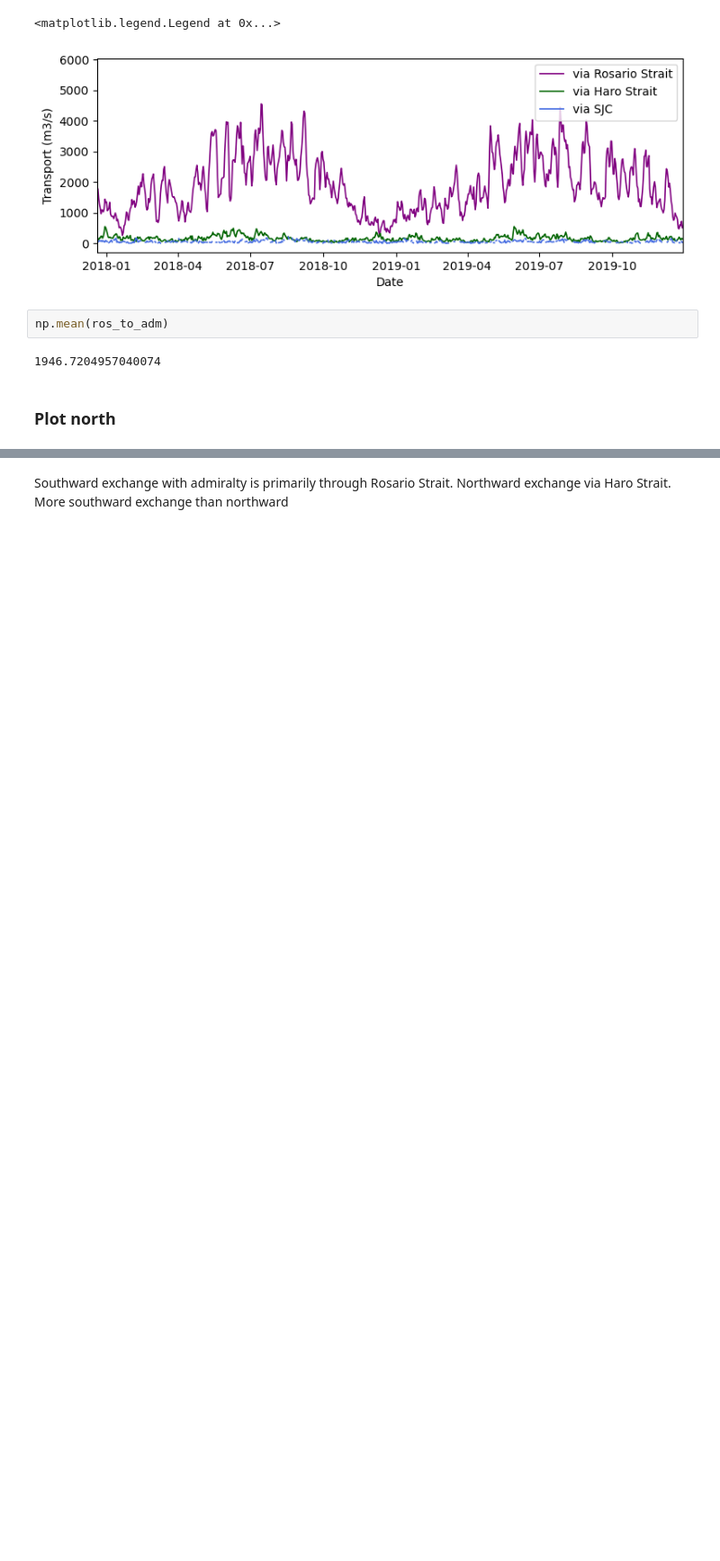
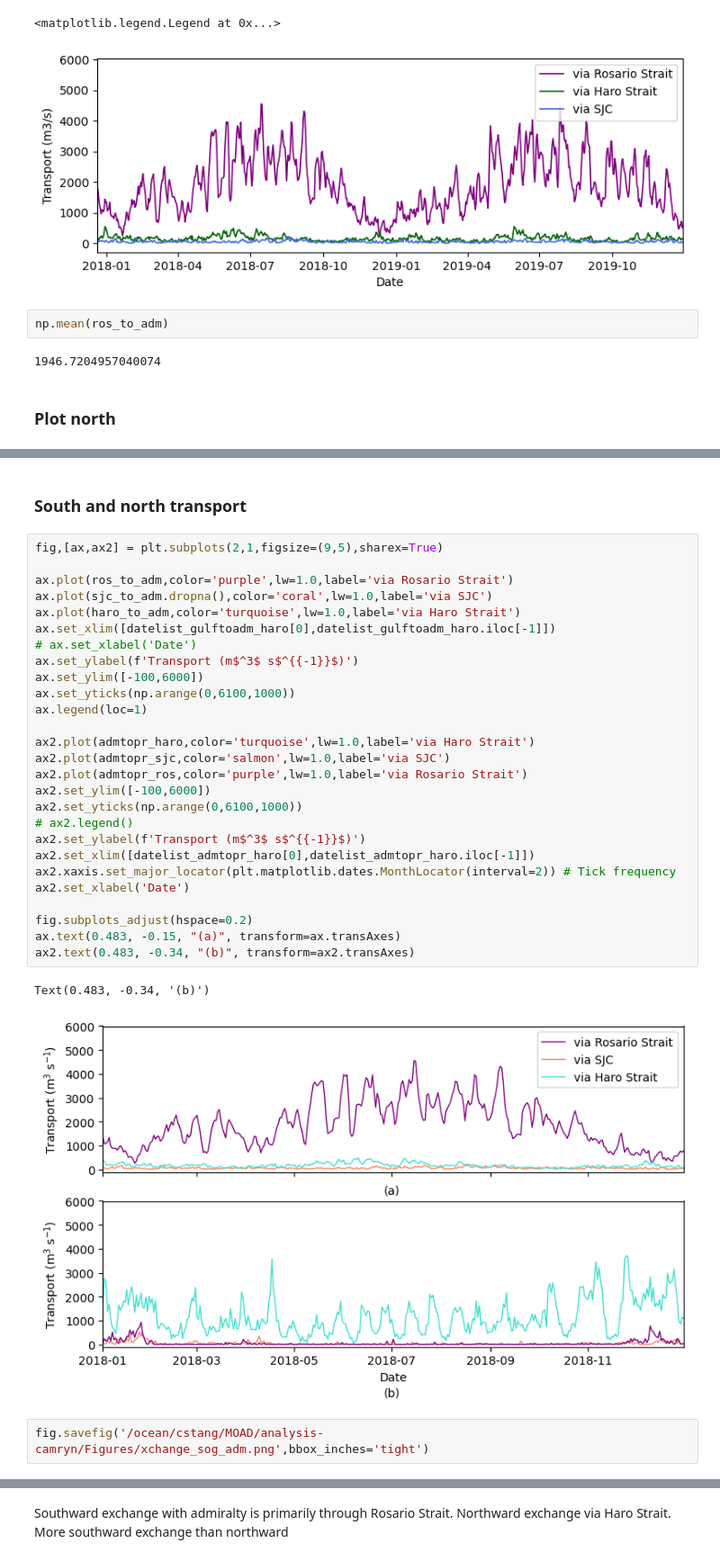
Before and after one commit to SalishSeaCast/analysis-camryn, a Jupyter notebook: Ariane/south_flow_comps.ipynb, the cells around one changed output, grey strips where cells are left out. Shown at 90% size. Saved outputs shown, nothing was run; the diff lists cells and outputs as text; blank space fills up the shorter version.

```diff
--- a/Ariane/south_flow_comps.ipynb
+++ b/Ariane/south_flow_comps.ipynb
@@ -174 +178,35 @@ ax.plot(admtopr_ros)
+# %% [markdown]
+### South and north transport
+# %%
+fig,[ax,ax2] = plt.subplots(2,1,figsize=(9,5),sharex=True)
+
+ax.plot(ros_to_adm,color='purple',lw=1.0,label='via Rosario Strait')
+ax.plot(sjc_to_adm.dropna(),color='coral',lw=1.0,label='via SJC')
+ax.plot(haro_to_adm,color='turquoise',lw=1.0,label='via Haro Strait')
+ax.set_xlim([datelist_gulftoadm_haro[0],datelist_gulftoadm_haro.iloc[-1]])
+# ax.set_xlabel('Date')
+ax.set_ylabel(f'Transport (m$^3$ s$^{{-1}}$)')
+ax.set_ylim([-100,6000])
+ax.set_yticks(np.arange(0,6100,1000))
+ax.legend(loc=1)
+
+ax2.plot(admtopr_haro,color='turquoise',lw=1.0,label='via Haro Strait')
+ax2.plot(admtopr_sjc,color='salmon',lw=1.0,label='via SJC')
+ax2.plot(admtopr_ros,color='purple',lw=1.0,label='via Rosario Strait')
+ax2.set_ylim([-100,6000])
+ax2.set_yticks(np.arange(0,6100,1000))
+# ax2.legend()
+ax2.set_ylabel(f'Transport (m$^3$ s$^{{-1}}$)')
+ax2.set_xlim([datelist_admtopr_haro[0],datelist_admtopr_haro.iloc[-1]])
+ax2.xaxis.set_major_locator(plt.matplotlib.dates.MonthLocator(interval=2)) # Tick frequency
+ax2.set_xlabel('Date')
+
+fig.subplots_adjust(hspace=0.2)
+ax.text(0.483, -0.15, "(a)", transform=ax.transAxes)
+ax2.text(0.483, -0.34, "(b)", transform=ax2.transAxes)
+# %% [output]
+Text(0.483, -0.34, '(b)')
+[figure, added]
+# %%
+fig.savefig('/ocean/cstang/MOAD/analysis-camryn/Figures/xchange_sog_adm.png',bbox_inches='tight')
 # %%
```
Also changed, not shown: parts of 7 cells of this notebook.
